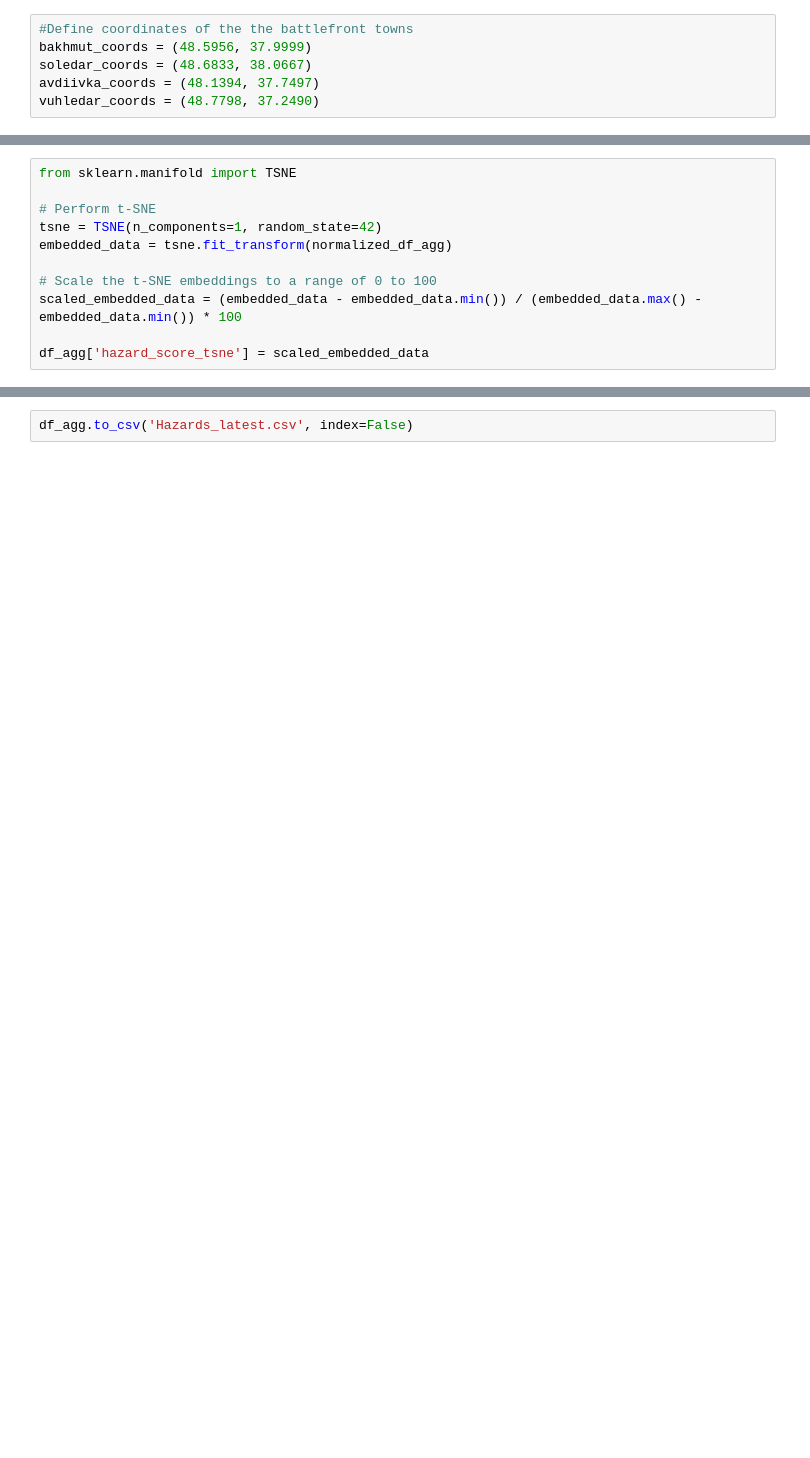
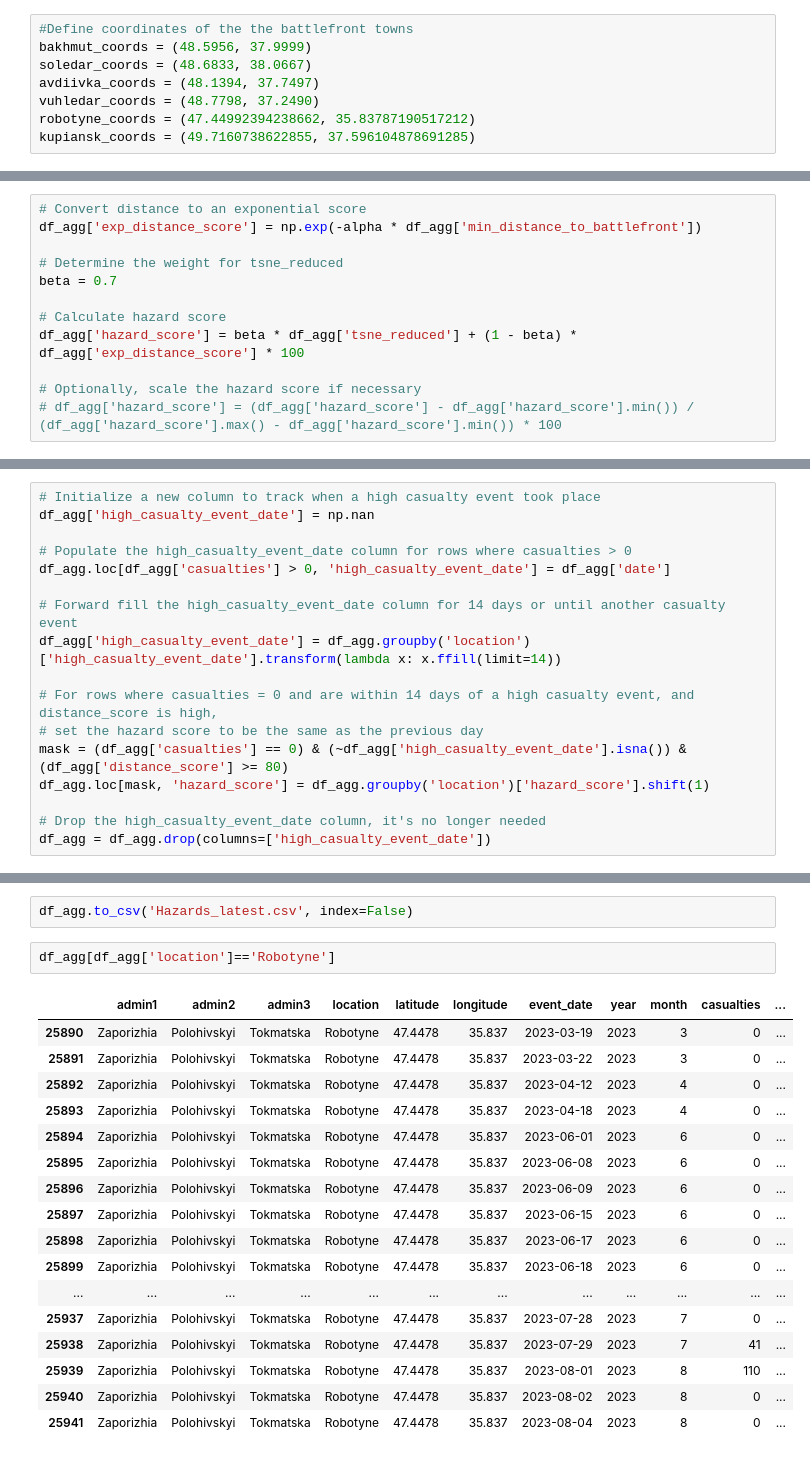
Before and after one commit to Caps1d/WarHazard, a Jupyter notebook: notebooks/hazard_model.ipynb, the cells around one changed output, grey strips where cells are left out. Cells and saved outputs as stored; diff of their text form; blank space fills up the shorter version.

```diff
--- a/notebooks/hazard_model.ipynb
+++ b/notebooks/hazard_model.ipynb
@@ -96,6 +117,8 @@ bakhmut_coords = (48.5956, 37.9999)
 soledar_coords = (48.6833, 38.0667)
 avdiivka_coords = (48.1394, 37.7497)
 vuhledar_coords = (48.7798, 37.2490)
+robotyne_coords = (47.44992394238662, 35.83787190517212)
+kupiansk_coords = (49.7160738622855, 37.596104878691285)
 # %%
 #apply the haversine function to the dataset to calculate
 #the distances to each town and find the minimum distance:
@@ -271,11 +136,0 @@ print("Explained variance ratio:", explained_variance_ratio)
-# %%
-from sklearn.manifold import TSNE
-
-# Perform t-SNE
-tsne = TSNE(n_components=1, random_state=42)
-embedded_data = tsne.fit_transform(normalized_df_agg)
-
-# Scale the t-SNE embeddings to a range of 0 to 100
-scaled_embedded_data = (embedded_data - embedded_data.min()) / (embedded_data.max() - embedded_data.min()) * 100
-
-df_agg['hazard_score_tsne'] = scaled_embedded_data
@@ -301,0 +144,12 @@ Correlation between tsne and weighted sum hazard scores: 0.886348335529343
+# %%
+# Convert distance to an exponential score
+df_agg['exp_distance_score'] = np.exp(-alpha * df_agg['min_distance_to_battlefront'])
+
+# Determine the weight for tsne_reduced
+beta = 0.7
+
+# Calculate hazard score
+df_agg['hazard_score'] = beta * df_agg['tsne_reduced'] + (1 - beta) * df_agg['exp_distance_score'] * 100
+
+# Optionally, scale the hazard score if necessary
+# df_agg['hazard_score'] = (df_agg['hazard_score'] - df_agg['hazard_score'].min()) / (df_agg['hazard_score'].max() - df_agg['hazard_score'].min()) * 100
@@ -302,3 +158,20 @@ Correlation between tsne and weighted sum hazard scores: 0.886348335529343
+# %%
+# Initialize a new column to track when a high casualty event took place
+df_agg['high_casualty_event_date'] = np.nan
+
+# Populate the high_casualty_event_date column for rows where casualties > 0
+df_agg.loc[df_agg['casualties'] > 0, 'high_casualty_event_date'] = df_agg['date']
+
+# Forward fill the high_casualty_event_date column for 14 days or until another casualty event
+df_agg['high_casualty_event_date'] = df_agg.groupby('location')['high_casualty_event_date'].transform(lambda x: x.ffill(limit=14))
+
+# For rows where casualties = 0 and are within 14 days of a high casualty event, and distance_score is high,
+# set the hazard score to be the same as the previous day
+mask = (df_agg['casualties'] == 0) & (~df_agg['high_casualty_event_date'].isna()) & (df_agg['distance_score'] >= 80)
+df_agg.loc[mask, 'hazard_score'] = df_agg.groupby('location')['hazard_score'].shift(1)
+
+# Drop the high_casualty_event_date column, it's no longer needed
+df_agg = df_agg.drop(columns=['high_casualty_event_date'])
 # %% [markdown]
 Formatting data to handle inconsistencies with naming and missing values
 # %%
@@ -333,2 +183,22 @@ memory usage: 2.2+ MB
 # %%
 df_agg.to_csv('Hazards_latest.csv', index=False)
+# %%
+df_agg[df_agg['location']=='Robotyne']
+# %% [output]
+|  | admin1 | admin2 | admin3 | location | latitude | longitude | event_date | year | month | casualties | ... |
+| 25890 | Zaporizhia | Polohivskyi | Tokmatska | Robotyne | 47.4478 | 35.837 | 2023-03-19 | 2023 | 3 | 0 | ... |
+| 25891 | Zaporizhia | Polohivskyi | Tokmatska | Robotyne | 47.4478 | 35.837 | 2023-03-22 | 2023 | 3 | 0 | ... |
+| 25892 | Zaporizhia | Polohivskyi | Tokmatska | Robotyne | 47.4478 | 35.837 | 2023-04-12 | 2023 | 4 | 0 | ... |
+| 25893 | Zaporizhia | Polohivskyi | Tokmatska | Robotyne | 47.4478 | 35.837 | 2023-04-18 | 2023 | 4 | 0 | ... |
+| 25894 | Zaporizhia | Polohivskyi | Tokmatska | Robotyne | 47.4478 | 35.837 | 2023-06-01 | 2023 | 6 | 0 | ... |
+| 25895 | Zaporizhia | Polohivskyi | Tokmatska | Robotyne | 47.4478 | 35.837 | 2023-06-08 | 2023 | 6 | 0 | ... |
+| 25896 | Zaporizhia | Polohivskyi | Tokmatska | Robotyne | 47.4478 | 35.837 | 2023-06-09 | 2023 | 6 | 0 | ... |
+| 25897 | Zaporizhia | Polohivskyi | Tokmatska | Robotyne | 47.4478 | 35.837 | 2023-06-15 | 2023 | 6 | 0 | ... |
+| 25898 | Zaporizhia | Polohivskyi | Tokmatska | Robotyne | 47.4478 | 35.837 | 2023-06-17 | 2023 | 6 | 0 | ... |
+| 25899 | Zaporizhia | Polohivskyi | Tokmatska | Robotyne | 47.4478 | 35.837 | 2023-06-18 | 2023 | 6 | 0 | ... |
+| ... | ... | ... | ... | ... | ... | ... | ... | ... | ... | ... | ... |
+| 25937 | Zaporizhia | Polohivskyi | Tokmatska | Robotyne | 47.4478 | 35.837 | 2023-07-28 | 2023 | 7 | 0 | ... |
+| 25938 | Zaporizhia | Polohivskyi | Tokmatska | Robotyne | 47.4478 | 35.837 | 2023-07-29 | 2023 | 7 | 41 | ... |
+| 25939 | Zaporizhia | Polohivskyi | Tokmatska | Robotyne | 47.4478 | 35.837 | 2023-08-01 | 2023 | 8 | 110 | ... |
+| 25940 | Zaporizhia | Polohivskyi | Tokmatska | Robotyne | 47.4478 | 35.837 | 2023-08-02 | 2023 | 8 | 0 | ... |
+| 25941 | Zaporizhia | Polohivskyi | Tokmatska | Robotyne | 47.4478 | 35.837 | 2023-08-04 | 2023 | 8 | 0 | ... |
```
Also changed, not shown: parts of 30 cells of this notebook, 8 other files.
